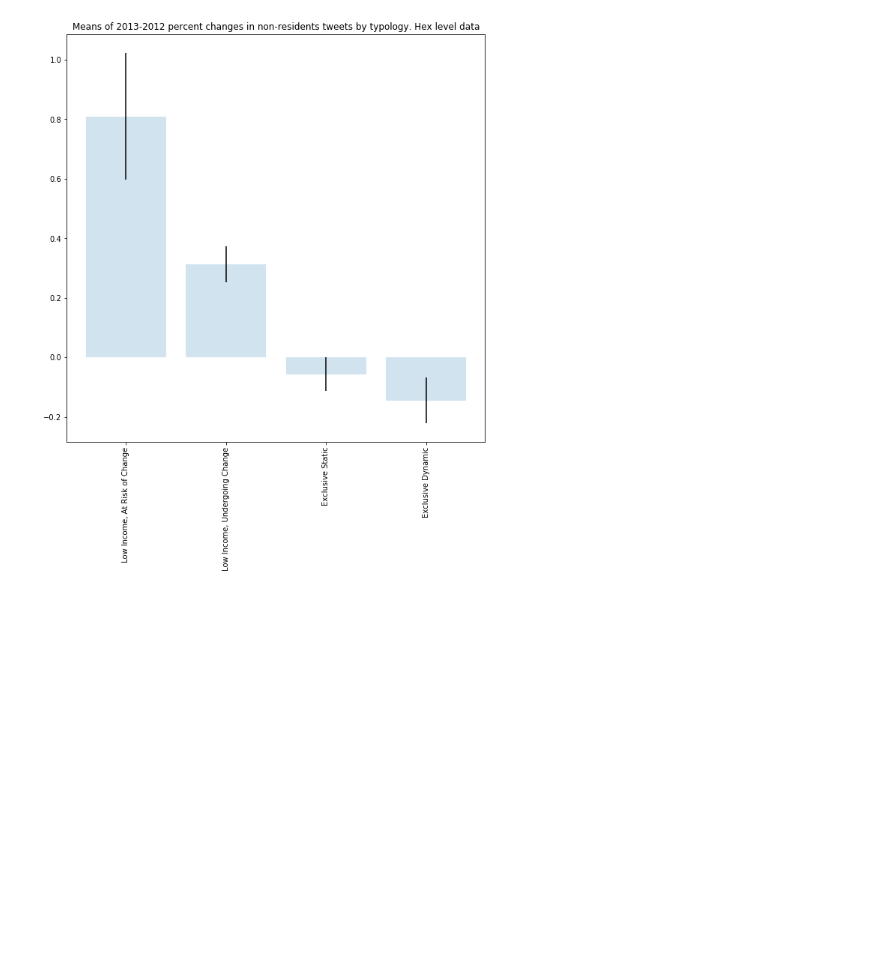
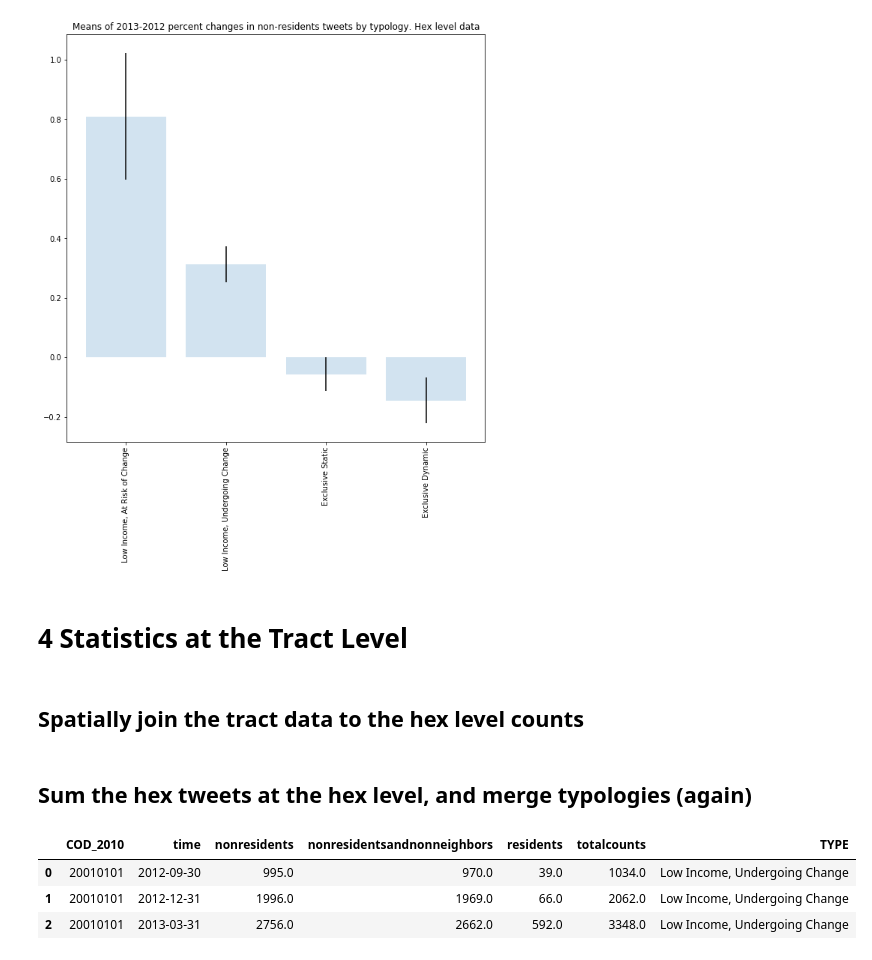
Before and after one commit to rpasquini/twitter_and_displacement, a Jupyter notebook: notebooks/Complete Analysis Example Counts by Typologies .ipynb, the cells around one changed output. Cells and saved outputs as stored; diff of their text form; code cells hidden in the pictures; blank space fills up the shorter version.

```diff
--- a/notebooks/Complete Analysis Example Counts by Typologies .ipynb
+++ b/notebooks/Complete Analysis Example Counts by Typologies .ipynb
@@ -283,3 +283,51 @@ barchart(tweets_tractsb, 'nonresidents_ch', title='Means of 2013-2012 percent ch
 # %% [output]
 [figure]
 [figure]
+# %% [markdown]
+# 4 Statistics at the Tract Level
+# %% [markdown]
+## Spatially join the tract data to the hex level counts
+# %%
+# Get counts at hex level
+df=a.hexcountsresults_to_df(db, save=False)
+
+
+dfcentroids=myh3.df_with_hexid_to_centroids_gdf(df, hexcolname='_id')
+
+
+
+# Spatial Join
+currentdir = os.path.dirname(os.path.abspath(inspect.getfile(inspect.currentframe())))
+tracts = gpd.read_file(currentdir+'/../data/radios_amba_2010.shp')
+
+# Spatial Join between centroids and census track shapes
+dfcentroids=gpd.sjoin(dfcentroids, tracts, how="inner", op='intersects')
+
+# Since in my case I do not have the typologies with the census tract data, I still need to merge it by censustrackid
+typologies=pd.read_excel(currentdir+'/../data/tipologias/'+'tipologias.xlsx')
+
+
+typologies.loc[typologies['TYPE']=='GDV','TYPE' ]="Low Income, Undergoing Change"
+typologies.loc[typologies['TYPE']=='GD','TYPE']="Low Income, Undergoing Change"
+typologies.loc[typologies['TYPE']=='GV','TYPE']="Low Income, Undergoing Change"
+typologies.loc[typologies['TYPE']=='G','TYPE']="Low Income, Undergoing Change"
+typologies.loc[typologies['TYPE']=='DV','TYPE']="Low Income, Undergoing Change"
+typologies.loc[typologies['TYPE']=='D','TYPE']="Low Income, Undergoing Change"
+typologies.loc[typologies['TYPE']=='VE','TYPE']="Exclusive Dynamic"
+typologies.loc[typologies['TYPE']=='V','TYPE']="Low Income, At Risk of Change"
+typologies.loc[typologies['TYPE']=='E','TYPE']="Exclusive Static"
+
+
+dfcentroids=dfcentroids.merge(typologies[['COD_2010','TYPE']], left_on='cod_radio', right_on='COD_2010')
+# %% [markdown]
+## Sum the hex tweets at the hex level, and merge typologies (again)
+# %%
+df_tract_level=dfcentroids[['nonresidents','nonresidentsandnonneighbors','residents','totalcounts','COD_2010','time']].groupby(['COD_2010','time']).sum().reset_index()
+typologies_code=dfcentroids[['COD_2010','TYPE']].drop_duplicates()
+df_tract_level=df_tract_level.merge(typologies_code, left_on='COD_2010', right_on='COD_2010')
+df_tract_level.head(3)
+# %% [output]
+|  | COD_2010 | time | nonresidents | nonresidentsandnonneighbors | residents | totalcounts | TYPE |
+| 0 | 20010101 | 2012-09-30 | 995.0 | 970.0 | 39.0 | 1034.0 | Low Income, Undergoing Change |
+| 1 | 20010101 | 2012-12-31 | 1996.0 | 1969.0 | 66.0 | 2062.0 | Low Income, Undergoing Change |
+| 2 | 20010101 | 2013-03-31 | 2756.0 | 2662.0 | 592.0 | 3348.0 | Low Income, Undergoing Change |
```
Also changed, not shown: parts of 4 cells of this notebook.
